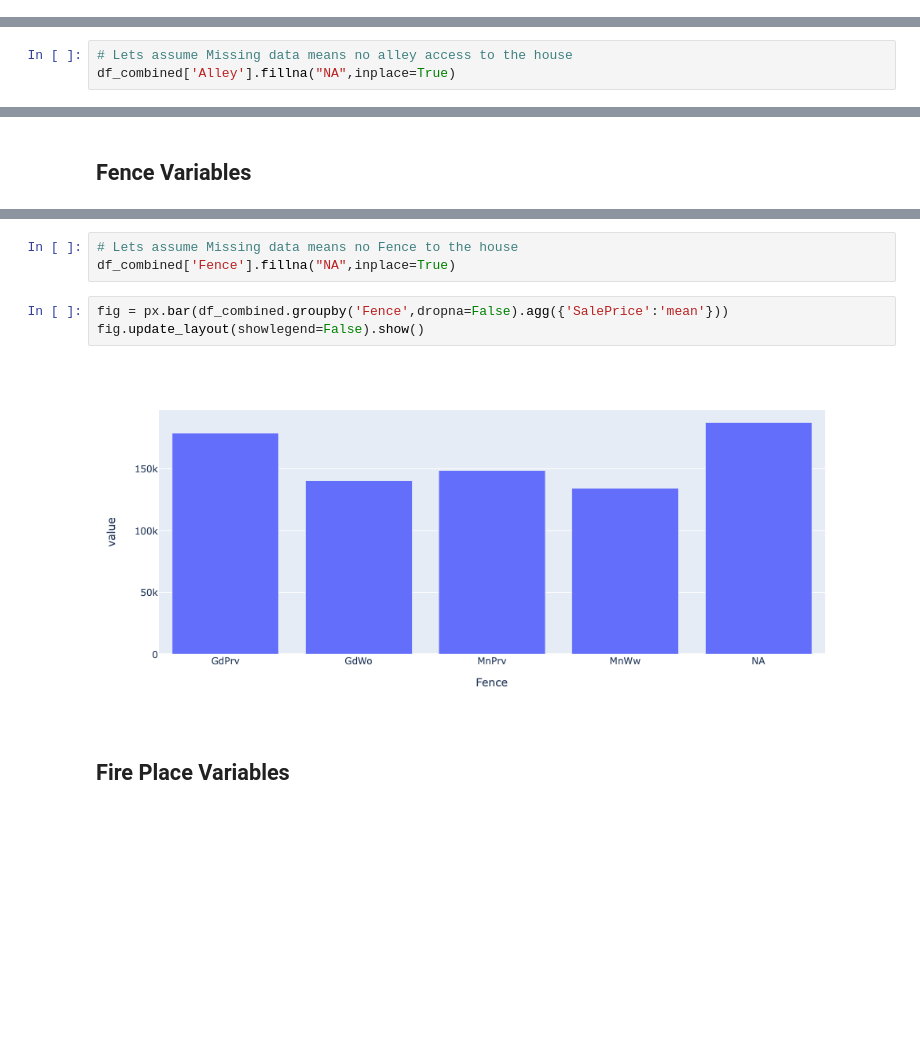
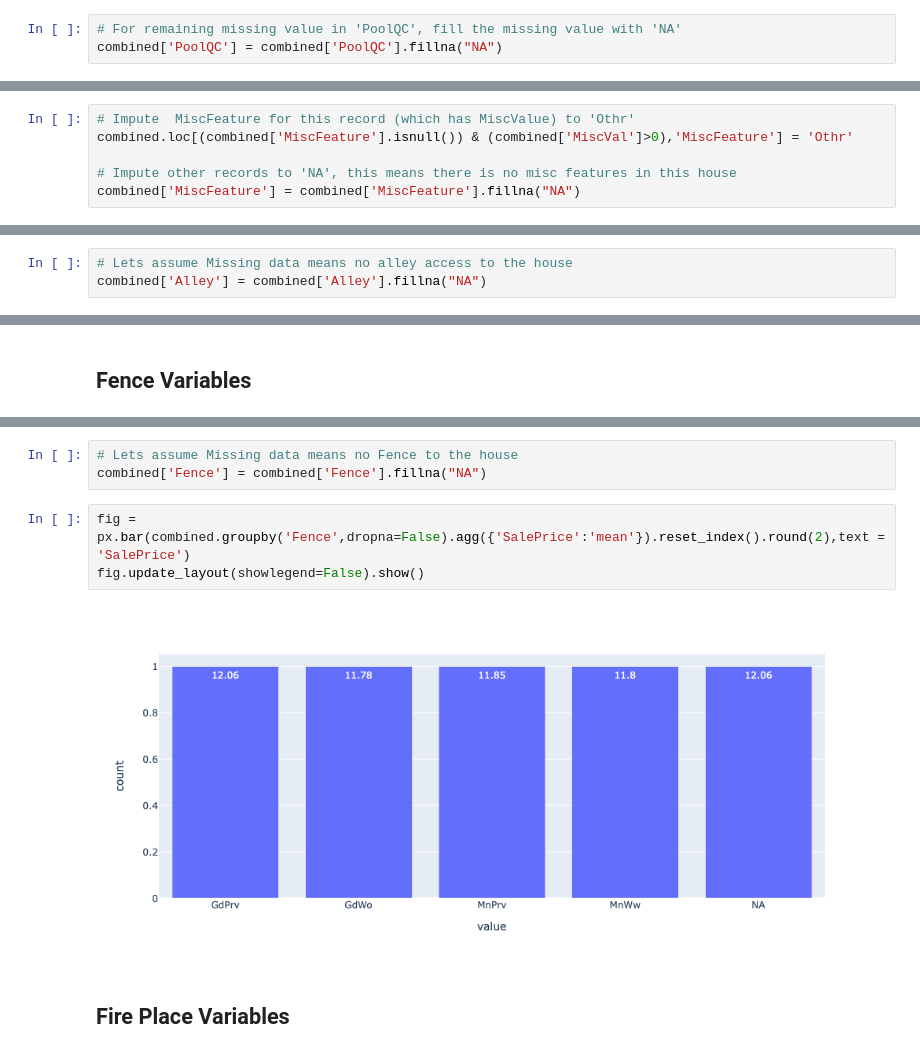
Before and after one commit to prabha-git/kaggle, a Jupyter notebook: House Prices Advanced Regression Techniques/Comprehensive data exploration with Python.ipynb, the cells around one changed output, grey strips where cells are left out. Drawn from its saved outputs; the diff is of its cells as text; blank space fills up the shorter version.

Commit message:
Round 2 of data preprocessing

```diff
--- a/House Prices Advanced Regression Techniques/Comprehensive data exploration with Python.ipynb
+++ b/House Prices Advanced Regression Techniques/Comprehensive data exploration with Python.ipynb
@@ -164,0 +176,3 @@ fig.update_layout(showlegend=False).show()
+# %%
+# For remaining missing value in 'PoolQC', fill the missing value with 'NA'
+combined['PoolQC'] = combined['PoolQC'].fillna("NA")
@@ -164,0 +230,6 @@ fig.update_layout(showlegend=False).show()
+# %%
+# Impute  MiscFeature for this record (which has MiscValue) to 'Othr'
+combined.loc[(combined['MiscFeature'].isnull()) & (combined['MiscVal']>0),'MiscFeature'] = 'Othr'
+
+# Impute other records to 'NA', this means there is no misc features in this house
+combined['MiscFeature'] = combined['MiscFeature'].fillna("NA")
@@ -179,5 +260,5 @@ Pave      78
 Name: Alley, dtype: int64
 # %%
 # Lets assume Missing data means no alley access to the house
-df_combined['Alley'].fillna("NA",inplace=True)
+combined['Alley'] = combined['Alley'].fillna("NA")
 # %%
@@ -204,12 +291,12 @@ MnWw       12
 Name: Fence, dtype: int64
 # %%
 # Lets assume Missing data means no Fence to the house
-df_combined['Fence'].fillna("NA",inplace=True)
+combined['Fence'] = combined['Fence'].fillna("NA")
 # %%
-fig = px.bar(df_combined.groupby('Fence',dropna=False).agg({'SalePrice':'mean'}))
+fig = px.bar(combined.groupby('Fence',dropna=False).agg({'SalePrice':'mean'}).reset_index().round(2),text = 'SalePrice')
 fig.update_layout(showlegend=False).show()
 # %% [output]
-[figure, old version]
+[figure, new version]
 # %% [markdown]
 ## Fire Place Variables
 # %%
```
Also changed, not shown: parts of 125 cells of this notebook.
